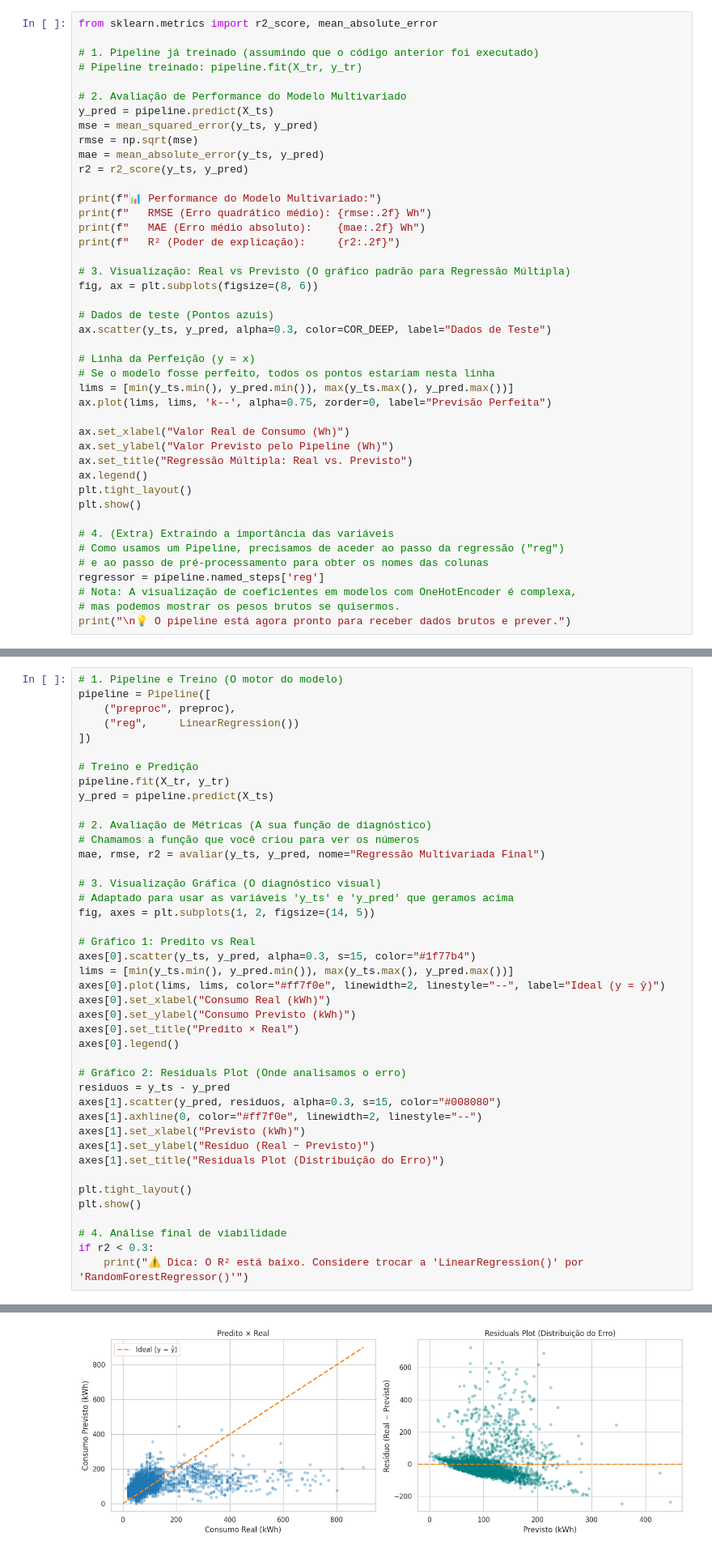
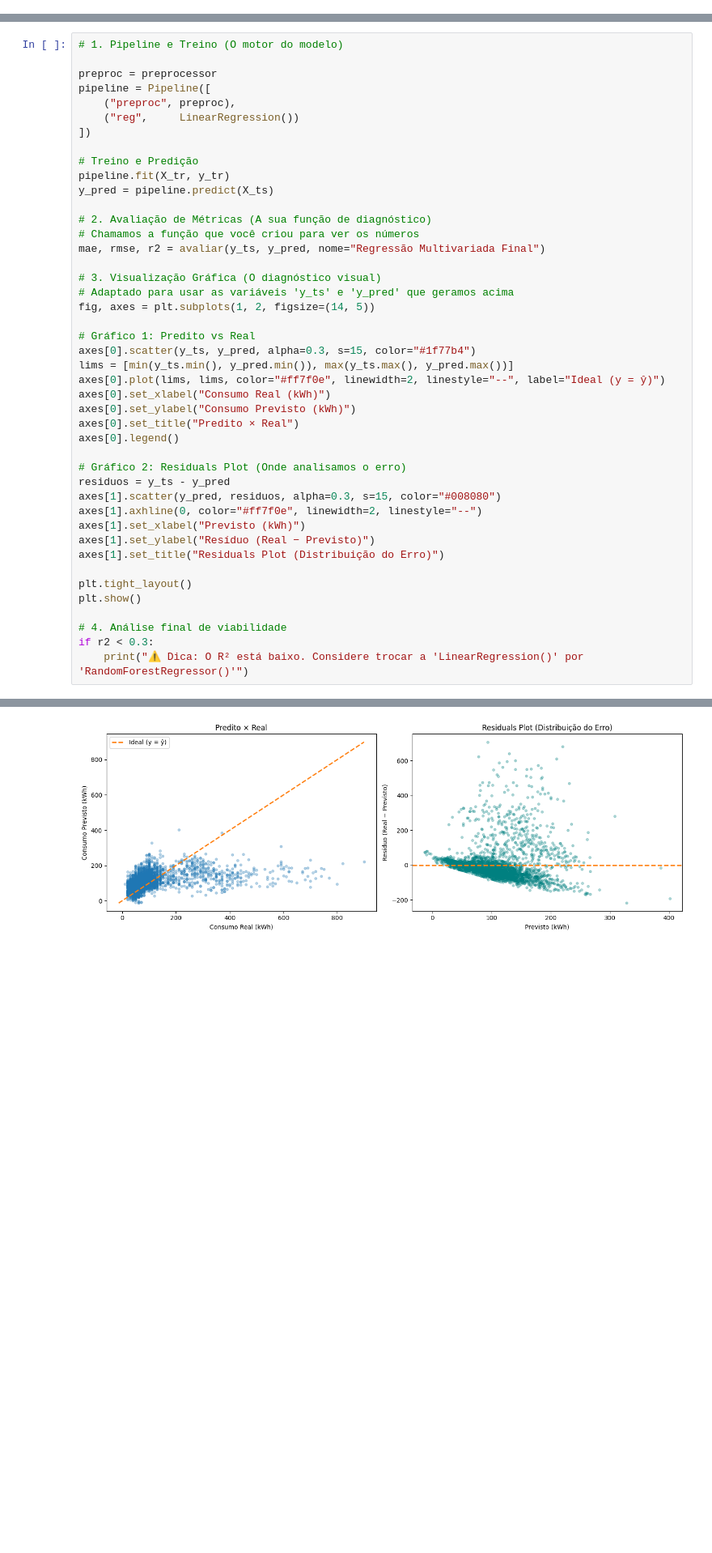
Before and after one commit to DenysDantas/ddantas, a Jupyter notebook: DenysDantas_notebook_02a_regressao_energia_v2.ipynb, the cells around one changed output, grey strips where cells are left out. Shown at 81% size. Drawn from its saved outputs; the diff is of its cells as text; blank space fills up the shorter version.

```diff
--- a/DenysDantas_notebook_02a_regressao_energia_v2.ipynb
+++ b/DenysDantas_notebook_02a_regressao_energia_v2.ipynb
@@ -576,45 +918,2 @@ Pipeline(steps=[('preproc',
                                                   ['Tipo_Dia'])])),
                 ('reg', LinearRegression())])
-# %%
-from sklearn.metrics import r2_score, mean_absolute_error
-
-# 1. Pipeline já treinado (assumindo que o código anterior foi executado)
-# Pipeline treinado: pipeline.fit(X_tr, y_tr)
-
-# 2. Avaliação de Performance do Modelo Multivariado
-y_pred = pipeline.predict(X_ts)
-mse = mean_squared_error(y_ts, y_pred)
-rmse = np.sqrt(mse)
-mae = mean_absolute_error(y_ts, y_pred)
-r2 = r2_score(y_ts, y_pred)
-
-print(f"📊 Performance do Modelo Multivariado:")
-print(f"   RMSE (Erro quadrático médio): {rmse:.2f} Wh")
-print(f"   MAE (Erro médio absoluto):    {mae:.2f} Wh")
-print(f"   R² (Poder de explicação):     {r2:.2f}")
-
-# 3. Visualização: Real vs Previsto (O gráfico padrão para Regressão Múltipla)
-fig, ax = plt.subplots(figsize=(8, 6))
-
-# Dados de teste (Pontos azuis)
-ax.scatter(y_ts, y_pred, alpha=0.3, color=COR_DEEP, label="Dados de Teste")
-
-# Linha da Perfeição (y = x)
-# Se o modelo fosse perfeito, todos os pontos estariam nesta linha
-lims = [min(y_ts.min(), y_pred.min()), max(y_ts.max(), y_pred.max())]
-ax.plot(lims, lims, 'k--', alpha=0.75, zorder=0, label="Previsão Perfeita")
-
-ax.set_xlabel("Valor Real de Consumo (Wh)")
-ax.set_ylabel("Valor Previsto pelo Pipeline (Wh)")
-ax.set_title("Regressão Múltipla: Real vs. Previsto")
-ax.legend()
-plt.tight_layout()
-plt.show()
-
-# 4. (Extra) Extraindo a importância das variáveis
-# Como usamos um Pipeline, precisamos de aceder ao passo da regressão ("reg")
-# e ao passo de pré-processamento para obter os nomes das colunas
-regressor = pipeline.named_steps['reg']
-# Nota: A visualização de coeficientes em modelos com OneHotEncoder é complexa,
-# mas podemos mostrar os pesos brutos se quisermos.
-print("\n💡 O pipeline está agora pronto para receber dados brutos e prever.")
@@ -715,6 +1144,8 @@ avaliar(y_ts, y_pred, "Modelo MULTIVARIADO (Pipeline)")
 Um modelo com bom R² pode ainda ter **problemas sistemáticos**. Use gráficos para detectar.
 # %%
 # 1. Pipeline e Treino (O motor do modelo)
+
+preproc = preprocessor
 pipeline = Pipeline([
     ("preproc", preproc),
     ("reg",     LinearRegression())
@@ -763,4 +1194,4 @@ if r2 < 0.3:
-[figure, old version]
+[figure, new version]
 ⚠️ Dica: O R² está baixo. Considere trocar a 'LinearRegression()' por 'RandomForestRegressor()'
 # %% [markdown]
 ### Como ler o Residuals Plot
```
Also changed, not shown: parts of 31 cells of this notebook.
